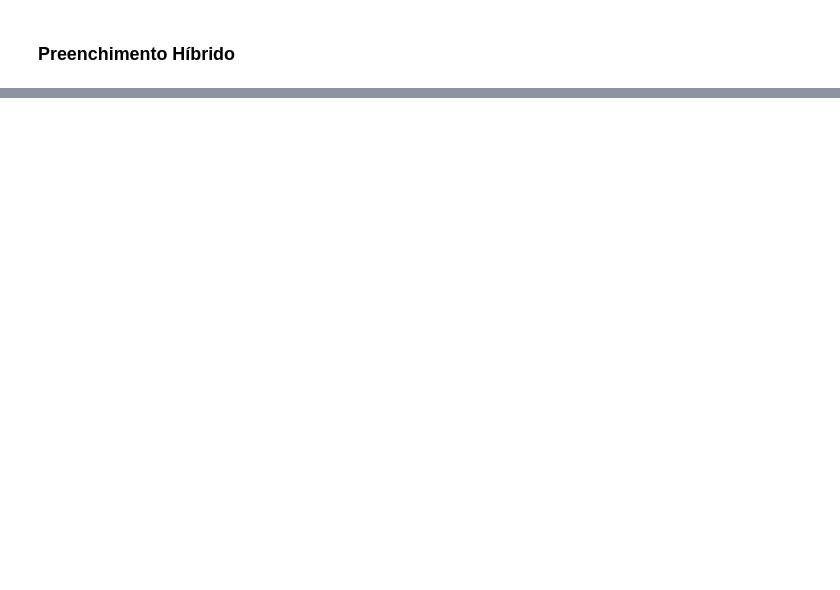
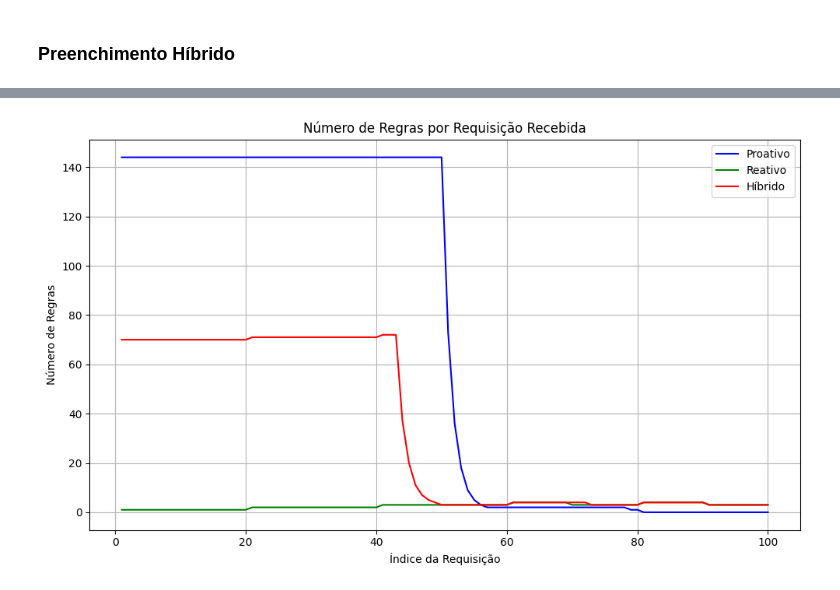
Before and after one commit to artuenric/QuatumNet, a Jupyter notebook: Análise da Rede - Número de Regras - Condições iguais.ipynb, the cells around one changed output, grey strips where cells are left out. Saved outputs shown, nothing was run; the diff lists cells and outputs as text; code cells hidden in the pictures; blank space fills up the shorter version.

Commit message:
Correção de gráficos

```diff
--- a/Análise da Rede - Número de Regras - Condições iguais.ipynb
+++ b/Análise da Rede - Número de Regras - Condições iguais.ipynb
@@ -138,0 +96,49 @@ plot_rules_over_time(filenames, labels, colors)
+# %%
+def plot_rules_per_request(filenames, labels, colors):
+    """
+    Gera um único gráfico com o número de regras por requisição recebida,
+    considerando a nova estrutura do arquivo CSV.
+
+    Args:
+        filenames (list): Lista de caminhos para os arquivos CSV.
+        labels (list): Lista de rótulos para cada arquivo.
+        colors (list): Lista de cores para cada linha do gráfico.
+    """
+    plt.figure(figsize=(10, 6))
+
+    for filename, label, color in zip(filenames, labels, colors):
+        indices = []  # Índice de cada requisição
+        rules_active = []  # Número de regras por requisição
+
+        # Ler os dados do arquivo CSV
+        with open(filename, mode="r", newline="") as csvfile:
+            reader = csv.DictReader(csvfile)
+            for idx, row in enumerate(reader):
+                indices.append(idx + 1)  # O índice é a linha da requisição (começando em 1)
+                rules_active.append(int(row["num_rules"]))
+
+        # Adicionar uma linha ao gráfico
+        plt.plot(indices, rules_active, linestyle="-", color=color, label=label)
+
+    # Configurações do gráfico
+    plt.title("Número de Regras por Requisição Recebida")
+    plt.xlabel("Índice da Requisição")
+    plt.ylabel("Número de Regras")
+    plt.grid(True)
+    plt.legend()
+    plt.tight_layout()
+    plt.show()
+
+# Configuração dos arquivos, rótulos e cores
+filenames = [
+    'resultados/analise_requests/proativo.csv',
+    'resultados/analise_requests/reativo.csv',
+    'resultados/analise_requests/hibrido.csv'
+]
+labels = ['Proativo', 'Reativo', 'Híbrido']
+colors = ['b', 'g', 'r']
+
+# Gerar o gráfico
+plot_rules_per_request(filenames, labels, colors)
+# %% [output]
+[figure, added]
```
Also changed, not shown: parts of 5 cells of this notebook, 6 other files.
